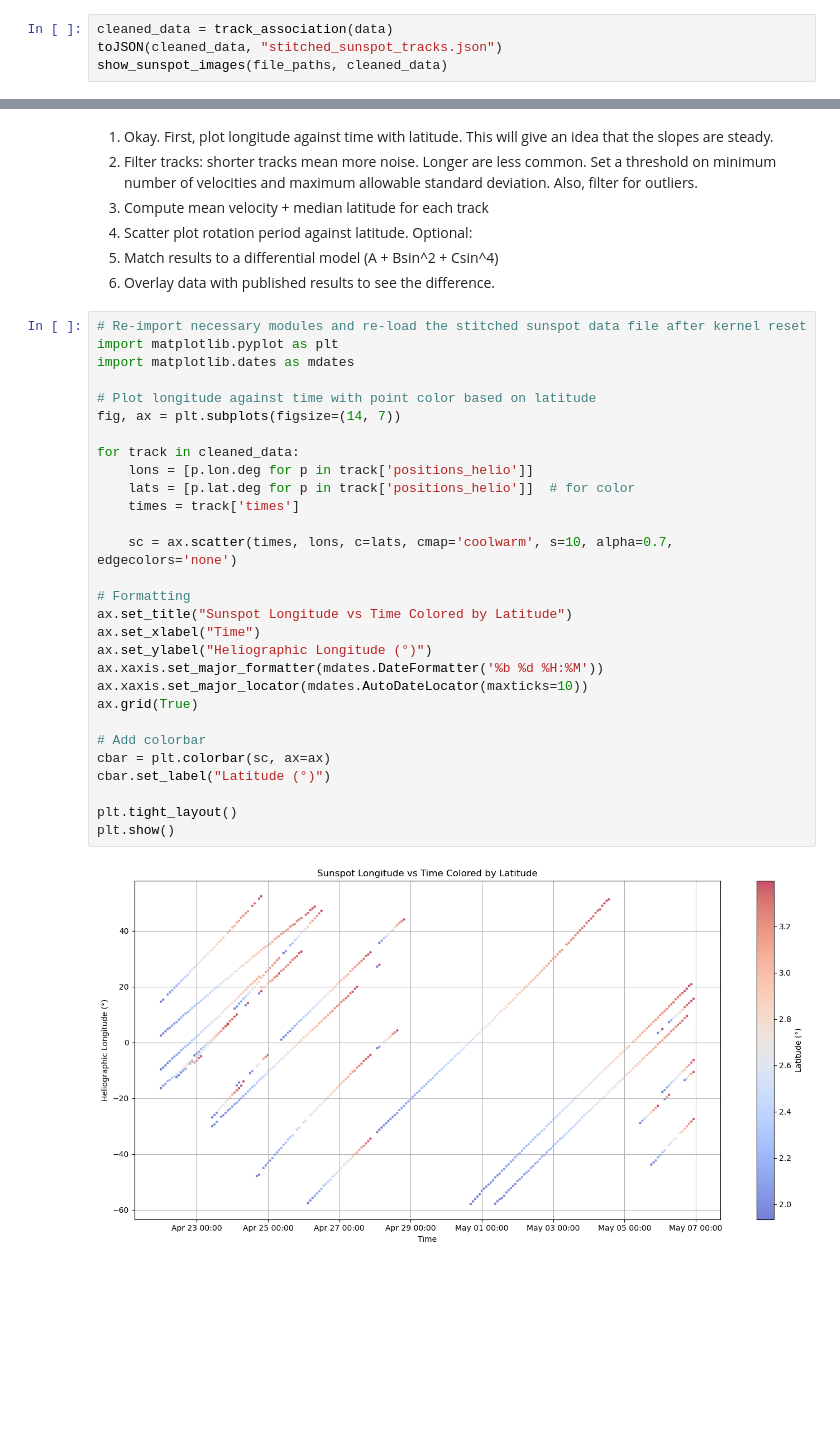
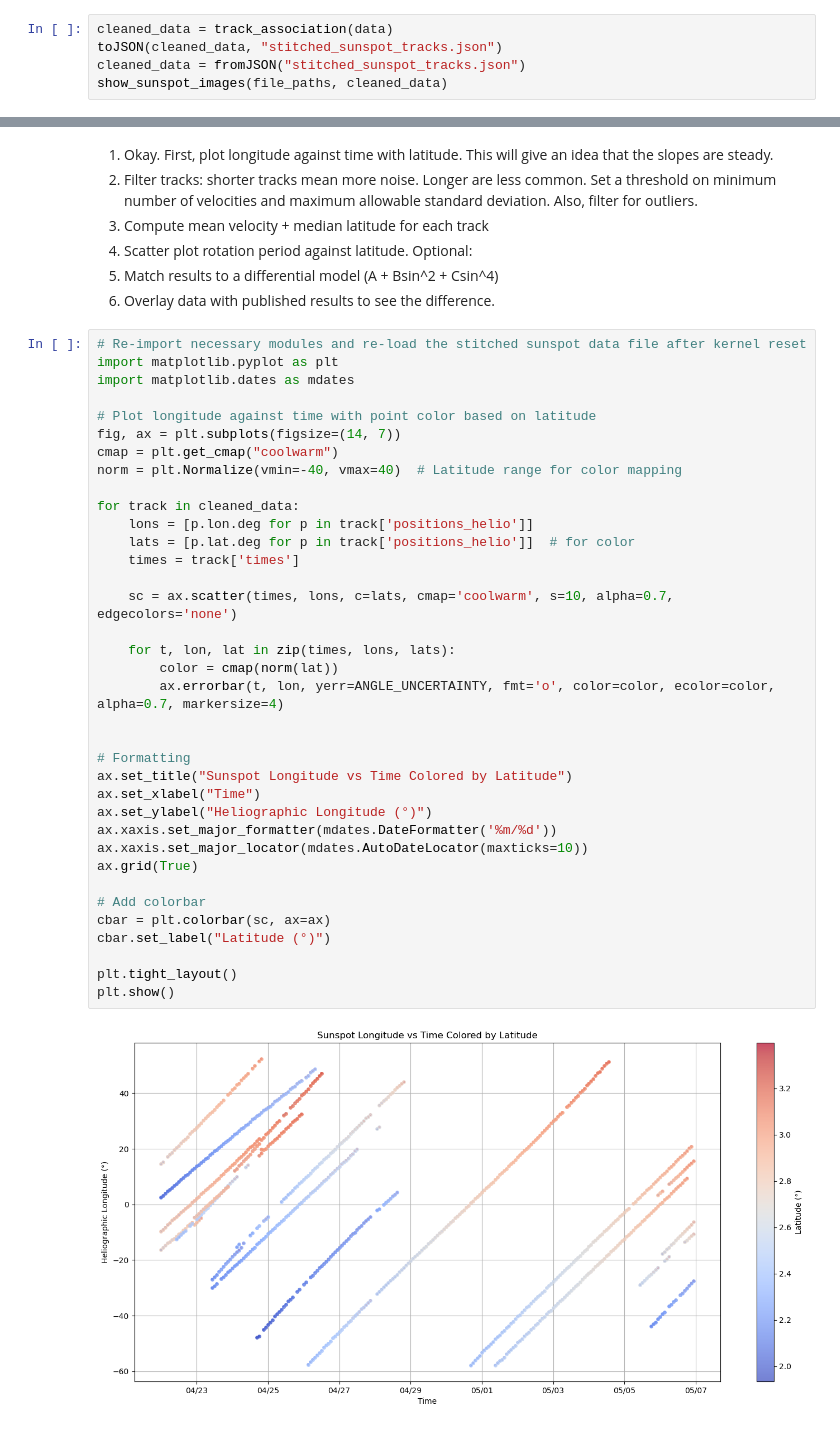
Before and after one commit to Joseph-Khoury/MQE_env, a Jupyter notebook: DML/solar_rotation_from_data/SOHO_analysis.ipynb, the cells around one changed output, grey strips where cells are left out. Saved outputs shown, nothing was run; the diff lists cells and outputs as text; blank space fills up the shorter version.

```diff
--- a/DML/solar_rotation_from_data/SOHO_analysis.ipynb
+++ b/DML/solar_rotation_from_data/SOHO_analysis.ipynb
@@ -128,6 +128,7 @@ As you will see now, this stitching method is a big improvement!
 # %%
 cleaned_data = track_association(data)
 toJSON(cleaned_data, "stitched_sunspot_tracks.json")
+cleaned_data = fromJSON("stitched_sunspot_tracks.json")
 show_sunspot_images(file_paths, cleaned_data)
 # %% [output]
 interactive(children=(Dropdown(description='Select Day:', options=('20250422', '20250423', '20250424', '202504…
@@ -229,34 +234,41 @@ Optional:
 # %%
 # Re-import necessary modules and re-load the stitched sunspot data file after kernel reset
 import matplotlib.pyplot as plt
 import matplotlib.dates as mdates
 
 # Plot longitude against time with point color based on latitude
 fig, ax = plt.subplots(figsize=(14, 7))
+cmap = plt.get_cmap("coolwarm")
+norm = plt.Normalize(vmin=-40, vmax=40)  # Latitude range for color mapping
 
 for track in cleaned_data:
     lons = [p.lon.deg for p in track['positions_helio']]
     lats = [p.lat.deg for p in track['positions_helio']]  # for color
     times = track['times']
 
     sc = ax.scatter(times, lons, c=lats, cmap='coolwarm', s=10, alpha=0.7, edgecolors='none')
 
+    for t, lon, lat in zip(times, lons, lats):
+        color = cmap(norm(lat))
+        ax.errorbar(t, lon, yerr=ANGLE_UNCERTAINTY, fmt='o', color=color, ecolor=color, alpha=0.7, markersize=4)
+
+
 # Formatting
 ax.set_title("Sunspot Longitude vs Time Colored by Latitude")
 ax.set_xlabel("Time")
 ax.set_ylabel("Heliographic Longitude (°)")
-ax.xaxis.set_major_formatter(mdates.DateFormatter('%b %d %H:%M'))
+ax.xaxis.set_major_formatter(mdates.DateFormatter('%m/%d'))
 ax.xaxis.set_major_locator(mdates.AutoDateLocator(maxticks=10))
 ax.grid(True)
 
 # Add colorbar
 cbar = plt.colorbar(sc, ax=ax)
 cbar.set_label("Latitude (°)")
 
 plt.tight_layout()
 plt.show()
 # %% [output]
-[figure, old version]
+[figure, new version]
 # %%
 #track id
 #mean velocity
```
Also changed, not shown: parts of 2 cells of this notebook.
